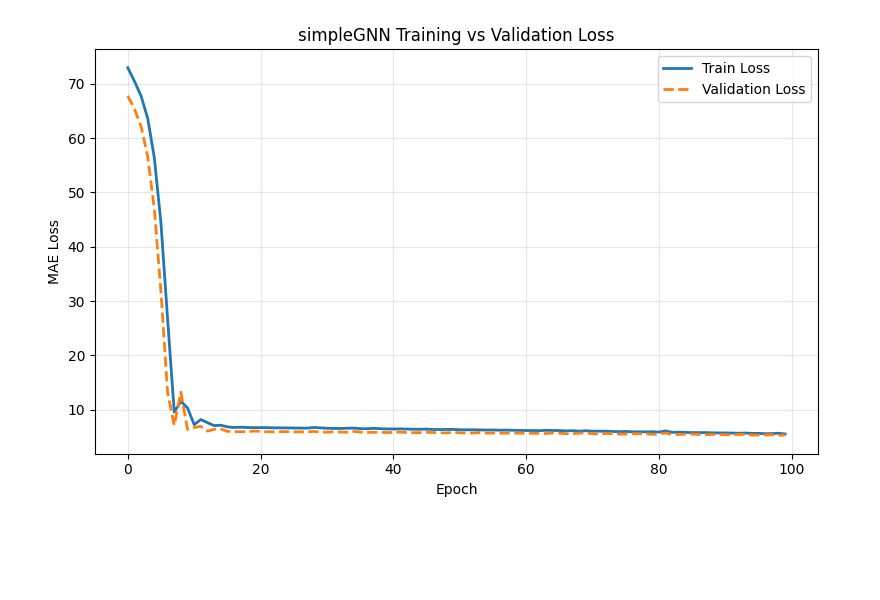
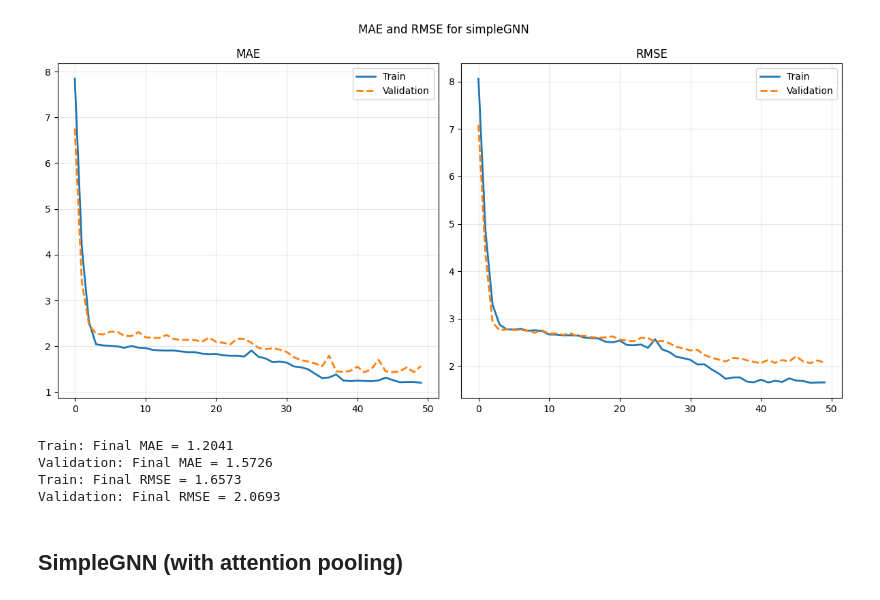
Before and after one commit to yasheshak/Chem-277B-Final-Project, a Jupyter notebook: simpleGNN/simpleGNN.ipynb, the cells around one changed output. Saved outputs shown, nothing was run; the diff lists cells and outputs as text; code cells hidden in the pictures; blank space fills up the shorter version.

```diff
--- a/simpleGNN/simpleGNN.ipynb
+++ b/simpleGNN/simpleGNN.ipynb
@@ -41,7 +49,7 @@ val_loader = DataLoader(val_dataset, batch_size=BATCH_SIZE)
 # %%
 # inherit from nn.Module
 class SimpleGNN(nn.Module):
-    def __init__(self, num_node_features=1, hidden_channels=64):
+    def __init__(self, num_node_features=1, hidden_channels=128):
         # call constructor from parent class
         super().__init__()
 
@@ -150,16 +216,26 @@ def train_model(model, train_loader, val_loader, loss_fn, optimizer,
 
     return history
 # %%
-def plot_losses(history):
+def plot_mae_rmse(history, model_name):
     """Plot training vs validation loss from a history dict."""
-    plt.figure(figsize=(8, 5))
-    plt.plot(history['train_loss'], label='Train Loss', linewidth=2)
-    plt.plot(history['val_loss'], label='Validation Loss',
+    fig, ax = plt.subplots(1, 2, figsize=(12, 6))
+
+    ax[0].plot(history['train_mae'], label='Train', linewidth=2)
+    ax[0].plot(history['val_mae'], label='Validation',
              linewidth=2, linestyle='--')
-    plt.xlabel('Epoch')
-    plt.ylabel('MAE Loss')
-    plt.title('simpleGNN Training vs Validation Loss')
-    plt.legend()
-    plt.grid(True, alpha=0.3)
+    ax[0].set_title(f'MAE')
+    # ax[0].set_xlim(4)
+    ax[0].grid(alpha=0.3)
+    ax[0].legend()
+
+    ax[1].plot(history['train_rmse'], label='Train', linewidth=2)
+    ax[1].plot(history['val_rmse'], label='Validation',
+             linewidth=2, linestyle='--')
+    ax[1].set_title(f'RMSE')
+    ax[1].grid(alpha=0.3)
+    ax[1].legend()
+
+    fig.suptitle(f"MAE and RMSE for {model_name}")
+
     plt.tight_layout()
     plt.show()
@@ -187,4 +244,7 @@ SimpleGNN(
 # %%
-my_lr = 1e-3
-my_loss_fn = nn.MSELoss()
+# initialize model
+simpleGNN = SimpleGNN()
+
+my_lr = 1e-3 # decreasing this val -> smoother loss curves
+my_loss_fn = nn.SmoothL1Loss()
 my_optimizer = optim.Adam(simpleGNN.parameters(), lr=my_lr)
@@ -199,7 +255,7 @@ history = train_model(
     val_loader = val_loader,
     loss_fn = my_loss_fn,
     optimizer = my_optimizer,
-    epochs = 100,
+    epochs = 50,
     print_every = 5
 )
 # %% [output]
@@ -219,4 +272,17 @@ Epoch  60/100 | Train Loss: 6.1657 | Val Loss: 5.6542 | Train MAE: 2.0105 | Val
 # %%
-plot_losses(history)
+plot_mae_rmse(history, 'simpleGNN')
 # %% [output]
-[figure, old version]
+[figure, new version]
+# %%
+print(f"Train: Final MAE = {history['train_mae'][-1]:.4f}")
+print(f"Validation: Final MAE = {history['val_mae'][-1]:.4f}")
+
+print(f"Train: Final RMSE = {history['train_rmse'][-1]:.4f}")
+print(f"Validation: Final RMSE = {history['val_rmse'][-1]:.4f}")
+# %% [output]
+Train: Final MAE = 1.2041
+Validation: Final MAE = 1.5726
+Train: Final RMSE = 1.6573
+Validation: Final RMSE = 2.0693
+# %% [markdown]
+## SimpleGNN (with attention pooling)
```
Also changed, not shown: parts of 14 cells of this notebook.
